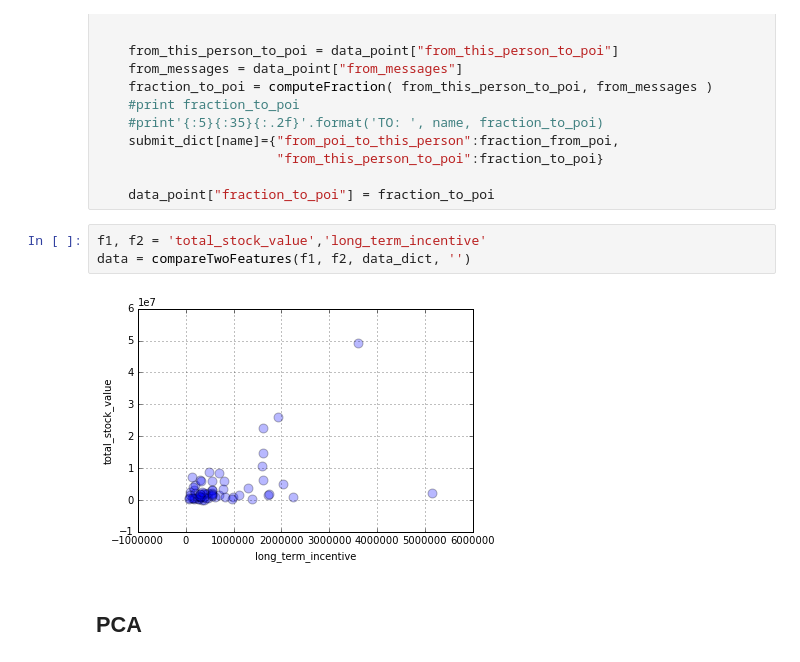
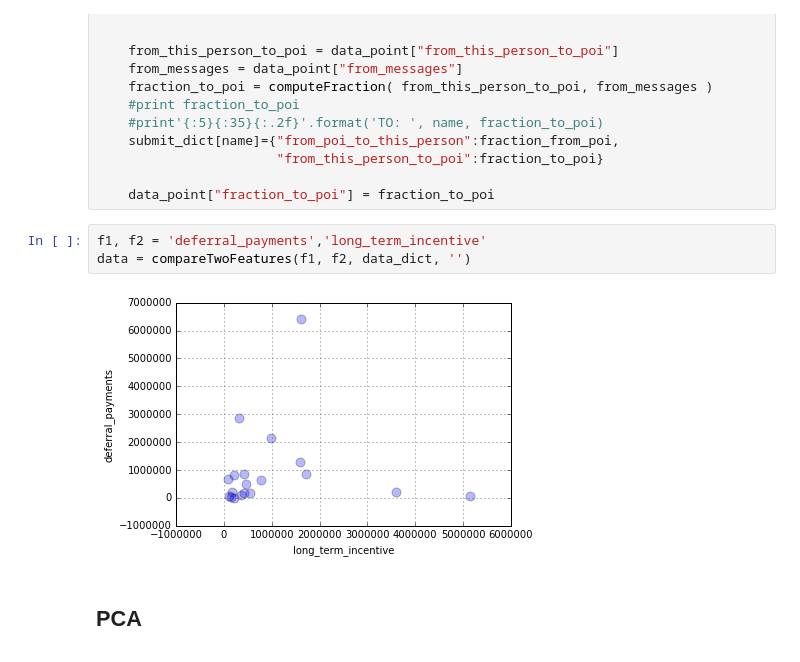
Before and after one commit to omoju/identifyFraudFromEnronEmail, a Jupyter notebook: IdentifyFraudFromEnronEmail.ipynb, the cells around one changed output. Saved outputs shown, nothing was run; the diff lists cells and outputs as text.

```diff
--- a/IdentifyFraudFromEnronEmail.ipynb
+++ b/IdentifyFraudFromEnronEmail.ipynb
@@ -312,10 +312,10 @@ for name in data_dict:
 
     data_point["fraction_to_poi"] = fraction_to_poi
 # %%
-f1, f2 = 'total_stock_value','long_term_incentive'
+f1, f2 = 'deferral_payments','long_term_incentive'
 data = compareTwoFeatures(f1, f2, data_dict, '')
 # %% [output]
-[figure, old version]
+[figure, new version]
 # %% [markdown]
 ## PCA
 # %% [markdown]
```
Also changed, not shown: parts of 16 cells of this notebook.
